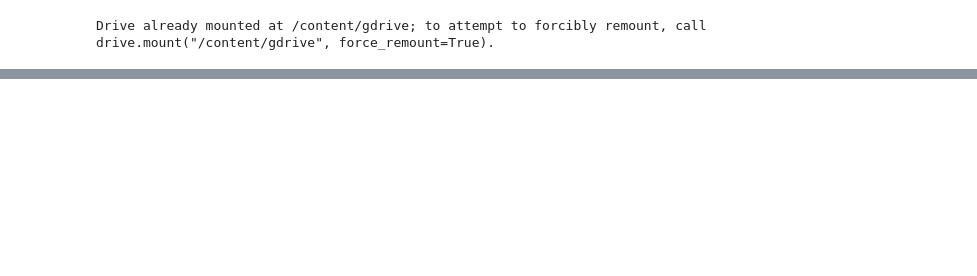
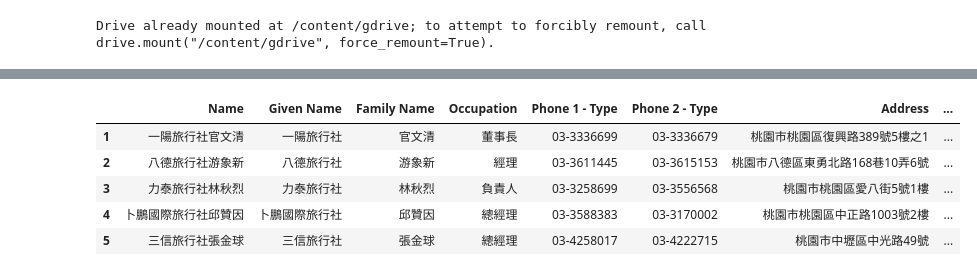
Before and after one commit to cwcheng0/LionTravel, a Jupyter notebook: Yata_Data.ipynb, the cells around one changed output, grey strips where cells are left out. Drawn from its saved outputs; the diff is of its cells as text; code cells hidden in the pictures; blank space fills up the shorter version.

```diff
--- a/Yata_Data.ipynb
+++ b/Yata_Data.ipynb
@@ -70,0 +110,12 @@ Ydata.head()
+# %%
+# Change the order
+Ydata = Ydata[['Name', 'Given Name', 'Family Name', 'Occupation', 'Phone 1 - Type', 'Phone 2 - Type', 'Address', 'E-mail 1 - Value']]
+
+Ydata.head()
+# %% [output]
+|  | Name | Given Name | Family Name | Occupation | Phone 1 - Type | Phone 2 - Type | Address | ... |
+| 1 | 一陽旅行社官文清 | 一陽旅行社 | 官文清 | 董事長 | 03-3336699 | 03-3336679 | 桃園市桃園區復興路389號5樓之1 | ... |
+| 2 | 八德旅行社游象新 | 八德旅行社 | 游象新 | 經理 | 03-3611445 | 03-3615153 | 桃園市八德區東勇北路168巷10弄6號 | ... |
+| 3 | 力泰旅行社林秋烈 | 力泰旅行社 | 林秋烈 | 負責人 | 03-3258699 | 03-3556568 | 桃園市桃園區愛八街5號1樓 | ... |
+| 4 | 卜鵬國際旅行社邱贊因 | 卜鵬國際旅行社 | 邱贊因 | 總經理 | 03-3588383 | 03-3170002 | 桃園市桃園區中正路1003號2樓 | ... |
+| 5 | 三信旅行社張金球 | 三信旅行社 | 張金球 | 總經理 | 03-4258017 | 03-4222715 | 桃園市中壢區中光路49號 | ... |
```
Also changed, not shown: parts of 8 cells of this notebook.
